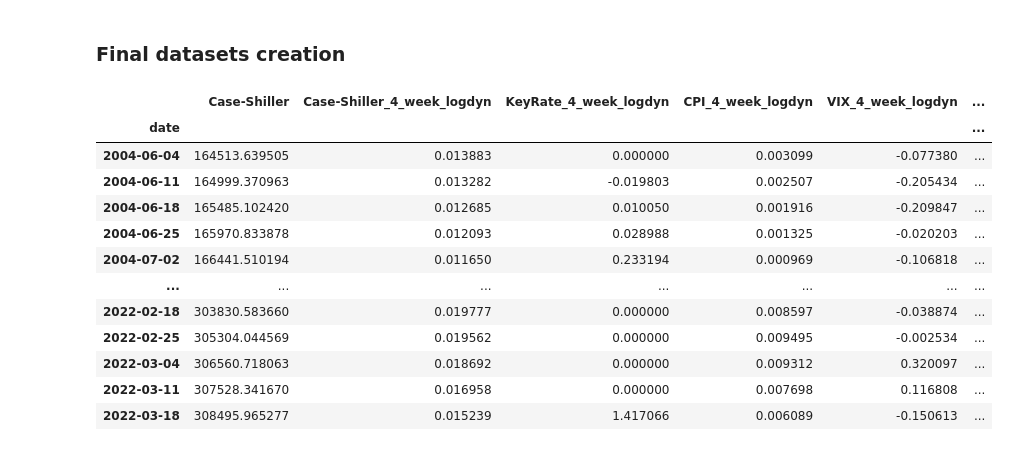
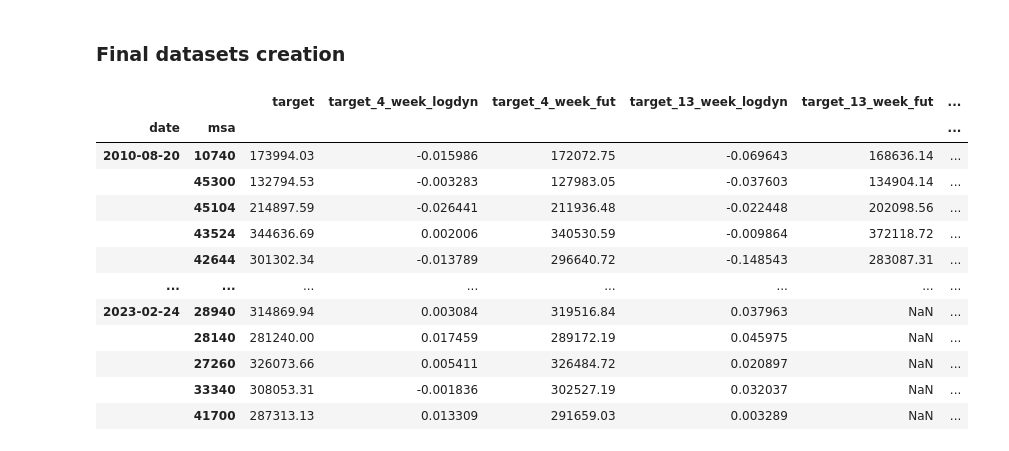
Before and after one commit to lebedevaale/real_estate_price_prediction, a Jupyter notebook: data_collection.ipynb, the cells around one changed output. Saved outputs shown, nothing was run; the diff lists cells and outputs as text; code cells hidden in the pictures.

```diff
--- a/data_collection.ipynb
+++ b/data_collection.ipynb
@@ -1,6 +1,6 @@
 # %%
 # Importing required libraries
-import os
+import json
 import numpy as np
 import pandas as pd
 from tqdm import tqdm
@@ -10,21 +10,15 @@ import pyfredapi as pf
 import warnings
 warnings.filterwarnings("ignore")
 
-# Setting a path for different platforms
-if os.path.exists('G:/My Drive/REIF') | os.path.exists('G:/Мой диск/REIF'):
-    directory = ''
-else:
-    from google.colab import drive
-    drive.mount('/content/drive')
-    directory = '/content/drive/MyDrive/REIF/'
+# Setting a path to the directory
+directory = ''
 
 # Fixing API key for the FRED
 from configparser import ConfigParser
 config = ConfigParser()
 config.read(directory + 'config.cfg')
 api_key = config.get('fred', 'api_key')
-
-lags = [4, 13, 26]
+lags = json.loads(config.get('params', 'lags'))
 # %% [markdown]
 ### Target preparation
 # %%
@@ -134,91 +124,55 @@ macro
 ### Final datasets creation
 # %%
 # Importing both of the datasets
-target = pd.read_parquet(directory + 'Data_prepared/target.parquet')
-macro = pd.read_parquet(directory + 'Data_prepared/macro.parquet')
-target_2008 = macro[['date', 'Case-Shiller']]
-target_2008['Case-Shiller'] *= 1000
-# target_2008 = target_2008[target_2008['date'] <= pd.to_datetime('2012-01-01')]
+target = pd.read_parquet(directory + 'Data/target.parquet')
+macro = pd.read_parquet(directory + 'Data/macro.parquet')
+target_2008 = macro[['date', 'Case-Shiller']].rename(columns = {'Case-Shiller': 'target'})
+target_2008['target'] *= 1000
 macro.drop(columns = ['Case-Shiller'], inplace = True)
 macro_dyn = pd.DataFrame(target['date'].unique(), columns = ['date']).merge(macro, on = 'date', how = 'inner')
 
 # Filtering weekly dates for 2008 dataset
 CS_dates = []
 start_date = macro_dyn['date'].max()
-for i in range(1, 1000):
+for i in range(1, 1500):
     CS_dates.append(start_date - pd.DateOffset(weeks = i))
+    CS_dates.append(start_date + pd.DateOffset(weeks = i))
 target_2008 = target_2008[target_2008['date'].isin(CS_dates)]
 macro_dyn_2008 = target_2008.merge(macro, on = 'date', how = 'inner')
 
 # Calculating log dynamics of the macro data with different lags
 cols = macro_dyn.columns[1:].copy()
 cols_2008 = macro_dyn_2008.columns[1:].copy()
 for lag in lags:
     for col in cols:
         macro_dyn[f'{col}_{lag}_week_logdyn'] = np.log(macro_dyn[col] / macro_dyn[col].shift(lag))
     for col in cols_2008:
         macro_dyn_2008[f'{col}_{lag}_week_logdyn'] = np.log(macro_dyn_2008[col] / macro_dyn_2008[col].shift(lag))
-macro_dyn_2008['Case-Shiller_6_month_fut'] = macro_dyn_2008['Case-Shiller'].shift(-26)
-macro_dyn.dropna(inplace = True)
-macro_dyn_2008.dropna(inplace = True)
+    macro_dyn_2008[f'target_{lag}_week_fut'] = macro_dyn_2008['target'].shift(-lag)
+macro_dyn.dropna(thresh = len(macro_dyn.columns) - len(lags) + 1, inplace = True)
+macro_dyn_2008.dropna(thresh = len(macro_dyn_2008.columns) - len(lags) + 1, inplace = True)
 macro_dyn.sort_values('date', ascending = True, inplace = True)
 macro_dyn_2008.sort_values('date', ascending = True, inplace = True)
 macro_dyn_2008.set_index('date', drop = True, inplace = True)
+macro_dyn_2008.to_parquet(directory + 'Data_for_models/final_CS.parquet')
 
 # Merging dataset with all columns
 final_full = target.merge(macro_dyn, on = 'date', how = 'inner')
 final_full.sort_values('date', ascending = True, inplace = True)
-final_full.set_index('date', drop = True, inplace = True)
+final_full.set_index(['date', 'msa'], drop = True, inplace = True)
 final_full.to_parquet(directory + 'Data_for_models/final_full.parquet')
-
-# Dataset for EDA
-eda_cols = [col for col in final_full.columns if (('_logdyn' not in col) & ('_fut' not in col)) & (col != 'msa')]
-final_eda = final_full[eda_cols]
-final_eda = final_eda[~final_eda.index.duplicated(keep = 'first')]
-final_eda.drop(columns = ['CHPI', 'Inventory'], inplace = True)
-
-# Importing aggregated index data for EDA
-target_agg = pd.read_csv(directory + 'Data/metro_aggregates.csv')
-target_agg['date'] = pd.to_datetime(target_agg['date'])
-
-# Fixing the appearance of the aggregated index
-fixes = {'\xa0': '', ' ': '', ',': ''}
-for key in fixes:
-    target_agg['CHPI'] = target_agg['CHPI'].str.replace(key, fixes[key])
-target_agg['CHPI'] = target_agg['CHPI'].astype(int)
-target_agg.set_index('date', drop = True, inplace = True)
-
-# Joining and saving datasets for the EDA - we would loose 2 years of data but there is not other fast way to use aggregated index in the EDA
-final_eda = target_agg.join(final_eda, how = 'inner')
-final_eda.to_parquet(directory + 'Data_for_models/final_eda.parquet')
-
-# Datasets for modelling (without and with inventory)
-model_cols = [col for col in final_full.columns if col not in eda_cols] + ['CHPI']
-final_model = final_full[model_cols]
-final_model.set_index(['msa'], append = True, inplace = True)
-q1 = final_model['CHPI_6_month_fut'].quantile(0.01)
-q99 = final_model['CHPI_6_month_fut'].quantile(0.99)
-final_model = final_model[final_model['CHPI_6_month_fut'].between(q1, q99)]
-final_model[final_model.columns[~final_model.columns.str.startswith('Inventory')]].to_parquet(directory + 'Data_for_models/final_model.parquet')
-final_model.to_parquet(directory + 'Data_for_models/final_model_with_inventory.parquet')
-
-# Dataset for 2008 check of the model
-drop_2008_cols = eda_cols + list(target.columns)
-model_cols_2008 = [col for col in macro_dyn_2008.columns if col not in drop_2008_cols]
-final_2008 = macro_dyn_2008[model_cols_2008]
-final_2008.to_parquet(directory + 'Data_for_models/final_2008.parquet')
-final_2008
+final_full
 # %% [output]
-|  | Case-Shiller | Case-Shiller_4_week_logdyn | KeyRate_4_week_logdyn | CPI_4_week_logdyn | VIX_4_week_logdyn | ... |
-| date |  |  |  |  |  | ... |
-| 2004-06-04 | 164513.639505 | 0.013883 | 0.000000 | 0.003099 | -0.077380 | ... |
-| 2004-06-11 | 164999.370963 | 0.013282 | -0.019803 | 0.002507 | -0.205434 | ... |
-| 2004-06-18 | 165485.102420 | 0.012685 | 0.010050 | 0.001916 | -0.209847 | ... |
-| 2004-06-25 | 165970.833878 | 0.012093 | 0.028988 | 0.001325 | -0.020203 | ... |
-| 2004-07-02 | 166441.510194 | 0.011650 | 0.233194 | 0.000969 | -0.106818 | ... |
-| ... | ... | ... | ... | ... | ... | ... |
-| 2022-02-18 | 303830.583660 | 0.019777 | 0.000000 | 0.008597 | -0.038874 | ... |
-| 2022-02-25 | 305304.044569 | 0.019562 | 0.000000 | 0.009495 | -0.002534 | ... |
-| 2022-03-04 | 306560.718063 | 0.018692 | 0.000000 | 0.009312 | 0.320097 | ... |
-| 2022-03-11 | 307528.341670 | 0.016958 | 0.000000 | 0.007698 | 0.116808 | ... |
-| 2022-03-18 | 308495.965277 | 0.015239 | 1.417066 | 0.006089 | -0.150613 | ... |
+|  |  | target | target_4_week_logdyn | target_4_week_fut | target_13_week_logdyn | target_13_week_fut | ... |
+| date | msa |  |  |  |  |  | ... |
+| 2010-08-20 | 10740 | 173994.03 | -0.015986 | 172072.75 | -0.069643 | 168636.14 | ... |
+|  | 45300 | 132794.53 | -0.003283 | 127983.05 | -0.037603 | 134904.14 | ... |
+|  | 45104 | 214897.59 | -0.026441 | 211936.48 | -0.022448 | 202098.56 | ... |
+|  | 43524 | 344636.69 | 0.002006 | 340530.59 | -0.009864 | 372118.72 | ... |
+|  | 42644 | 301302.34 | -0.013789 | 296640.72 | -0.148543 | 283087.31 | ... |
+| ... | ... | ... | ... | ... | ... | ... | ... |
+| 2023-02-24 | 28940 | 314869.94 | 0.003084 | 319516.84 | 0.037963 | NaN | ... |
+|  | 28140 | 281240.00 | 0.017459 | 289172.19 | 0.045975 | NaN | ... |
+|  | 27260 | 326073.66 | 0.005411 | 326484.72 | 0.020897 | NaN | ... |
+|  | 33340 | 308053.31 | -0.001836 | 302527.19 | 0.032037 | NaN | ... |
+|  | 41700 | 287313.13 | 0.013309 | 291659.03 | 0.003289 | NaN | ... |
```
Also changed, not shown: parts of 3 cells of this notebook, 5 other files.
